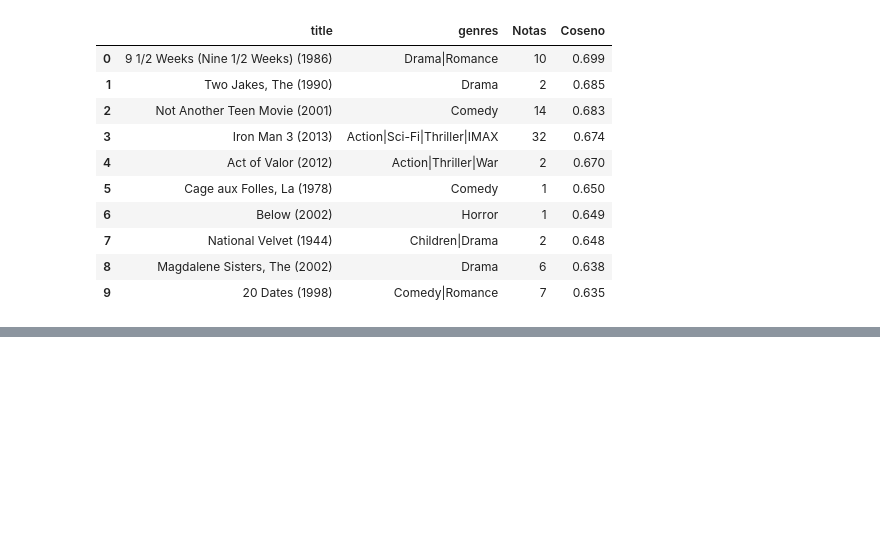
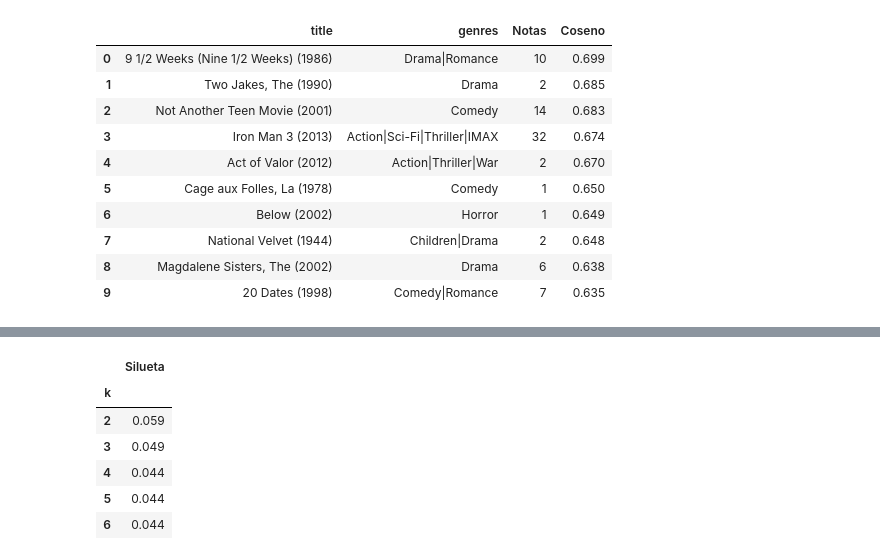
Before and after one commit to borja-parra/practica-recomendador-movielens, a Jupyter notebook: practica_movielens.ipynb, the cells around one changed output, grey strips where cells are left out. Drawn from its saved outputs; the diff is of its cells as text; code cells hidden in the pictures; blank space fills up the shorter version.

Commit message:
Selecciona los grupos por su silueta

```diff
--- a/practica_movielens.ipynb
+++ b/practica_movielens.ipynb
@@ -304,0 +311,28 @@ display(vecinas[["title", "genres", "Notas", "Coseno"]].round(3))
+# %%
+from sklearn.cluster import KMeans
+from sklearn.metrics import silhouette_score
+from sklearn.preprocessing import normalize
+from threadpoolctl import threadpool_limits
+
+filas = [datos_completos.to_inner_uid(u) for u in resumen_usuarios.index]
+factores = normalize(modelo_final.pu[filas])
+modelos_grupos = {}
+siluetas = {}
+# Compara varios valores de k sobre los mismos usuarios
+with threadpool_limits(limits=1):
+    for k in range(2, 7):
+        modelo = KMeans(n_clusters=k, n_init=10, random_state=SEMILLA).fit(factores)
+        modelos_grupos[k] = modelo
+        siluetas[k] = silhouette_score(factores, modelo.labels_)
+
+mejor_k = max(siluetas, key=siluetas.get)
+grupos = pd.Series(modelos_grupos[mejor_k].labels_ + 1, index=resumen_usuarios.index, name="Grupo")
+display(pd.Series(siluetas, name="Silueta").rename_axis("k").round(3).to_frame())
+# %% [output]
+|  | Silueta |
+| k |  |
+| 2 | 0.059 |
+| 3 | 0.049 |
+| 4 | 0.044 |
+| 5 | 0.044 |
+| 6 | 0.044 |
```
Also changed, not shown: parts of 1 cell of this notebook.
